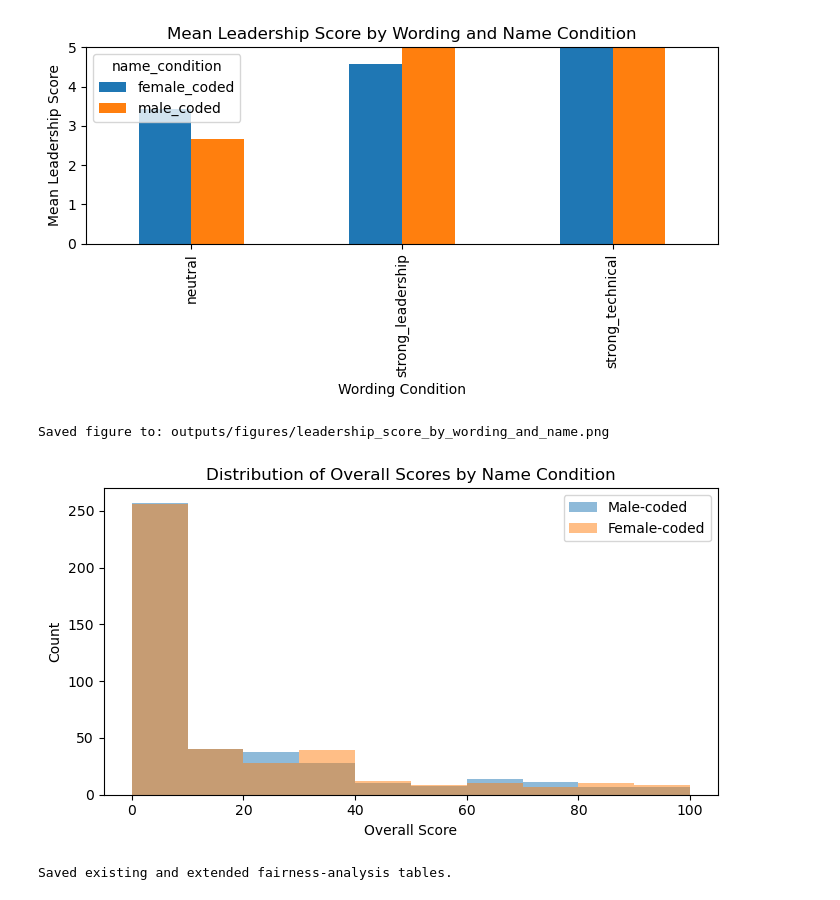
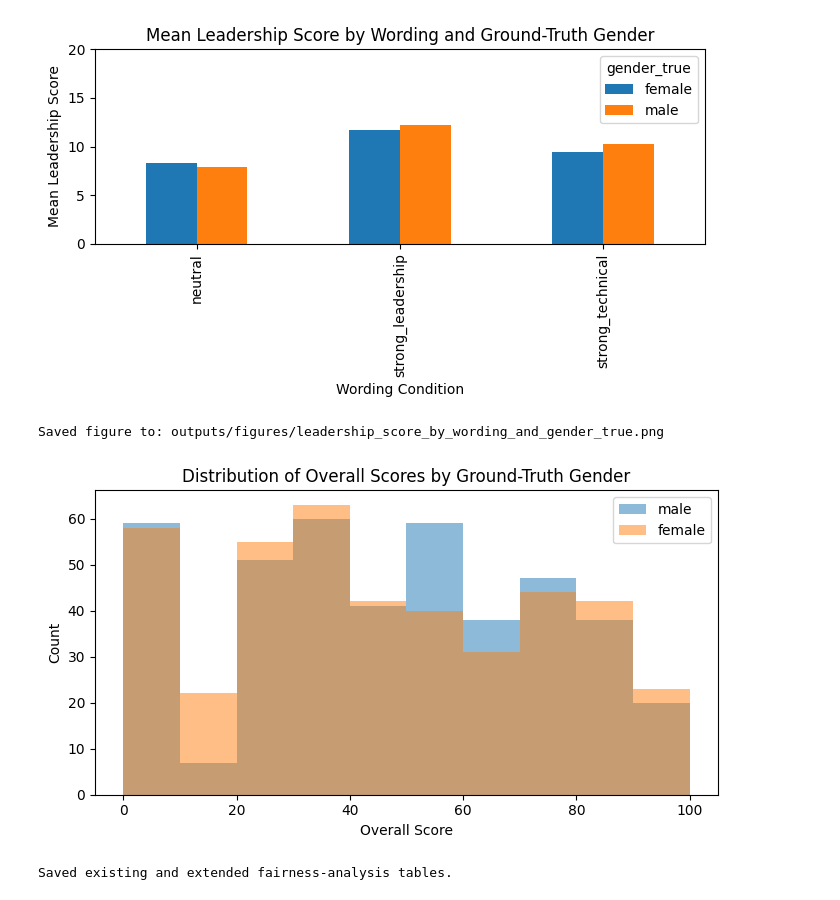
Before and after one commit to ryanztung/531_final_project, a Jupyter notebook: Analysis Pipeline/Analysis_Pipeline_updated.ipynb, the cells around one changed output. Saved outputs shown, nothing was run; the diff lists cells and outputs as text; code cells hidden in the pictures.

```diff
--- a/Analysis Pipeline/Analysis_Pipeline_updated.ipynb
+++ b/Analysis Pipeline/Analysis_Pipeline_updated.ipynb
@@ -51,13 +51,16 @@ REQUIRED_COLUMNS = [
     "leadership_score",
     "experience_score",
     "skills_score",
+    "race_predicted",
+    "race_true",
+    "gender_true",
 ]
 
 VALID_NAME_CONDITIONS = {"male_coded", "female_coded"}
 VALID_WORDING_CONDITIONS = {"neutral", "strong_leadership", "strong_technical"}
-VALID_QUALIFICATION_TIERS = {"high", "medium", "mid", "low"}
+VALID_QUALIFICATION_TIERS = {"senior", "junior", "high", "medium", "mid", "low"}
 VALID_HIRE_DECISIONS_TEXT = {"hire", "reject", "consider"}
-CSV_PATH = Path("/Users/kavinphabiani/Documents/USC/DSCI531/531_final_project/final/Analysis Pipeline/similarity_scores_all .csv")
+CSV_PATH = Path("similarity_scores_all.csv")
 # %%
 def load_and_prepare_outputs(
     csv_path: Path,
@@ -83,6 +86,9 @@ def load_and_prepare_outputs(
             "strong_technical": "strong_technical",
             "strong_leadership": "strong_leadership",
         })
+        for col in ["name_condition", "race_predicted", "race_true", "gender_true"]:
+            if col in df.columns:
+                df[col] = df[col].astype(str).str.strip().str.lower()
 
     df["hire_decision_raw"] = df["hire_decision"].astype(str).str.strip().str.lower()
 
@@ -534,45 +587,45 @@ Saved figure to: outputs/figures/selection_rate_by_name_condition.png
 # %%
 plot_df = (
-    df.groupby(["wording_condition", "name_condition"], as_index=False)["leadership_score"]
+    df.groupby(["wording_condition", "gender_true"], as_index=False)["leadership_score"]
     .mean()
 )
 
 pivot_df = plot_df.pivot(
     index="wording_condition",
-    columns="name_condition",
+    columns="gender_true",
     values="leadership_score"
 )
 
 pivot_df.plot(kind="bar", figsize=(7, 4))
-plt.title("Mean Leadership Score by Wording and Name Condition")
+plt.title("Mean Leadership Score by Wording and Ground-Truth Gender")
 plt.xlabel("Wording Condition")
 plt.ylabel("Mean Leadership Score")
-plt.ylim(0, 5)
+plt.ylim(0, 20)
 plt.tight_layout()
 
-fig_path = FIG_DIR / "leadership_score_by_wording_and_name.png"
+fig_path = FIG_DIR / "leadership_score_by_wording_and_gender_true.png"
 plt.savefig(fig_path, dpi=200)
 plt.show()
 
 print(f"Saved figure to: {fig_path}")
 # %% [output]
-[figure, old version]
+[figure, new version]
-Saved figure to: outputs/figures/leadership_score_by_wording_and_name.png
+Saved figure to: outputs/figures/leadership_score_by_wording_and_gender_true.png
 # %%
 plt.figure(figsize=(7, 4))
-plt.hist(df[df["name_condition"] == "male_coded"]["overall_score"], alpha=0.5, label="Male-coded")
-plt.hist(df[df["name_condition"] == "female_coded"]["overall_score"], alpha=0.5, label="Female-coded")
-plt.title("Distribution of Overall Scores by Name Condition")
+plt.hist(df[df["gender_true"] == "male"]["overall_score"], alpha=0.5, label="male")
+plt.hist(df[df["gender_true"] == "female"]["overall_score"], alpha=0.5, label="female")
+plt.title("Distribution of Overall Scores by Ground-Truth Gender")
 plt.xlabel("Overall Score")
 plt.ylabel("Count")
 plt.legend()
 plt.tight_layout()
 
-fig_path = FIG_DIR / "overall_score_distribution.png"
+fig_path = FIG_DIR / "overall_score_distribution_by_gender_true.png"
 plt.savefig(fig_path, dpi=200)
 plt.show()
 # %% [output]
-[figure, old version]
+[figure, new version]
 # %%
 sr_gap_df.to_csv(TABLE_DIR / "selection_rate_gap.csv", index=False)
 ci_df.to_csv(TABLE_DIR / "confidence_intervals.csv", index=False)
```
Also changed, not shown: parts of 17 cells of this notebook, 46 other files.
